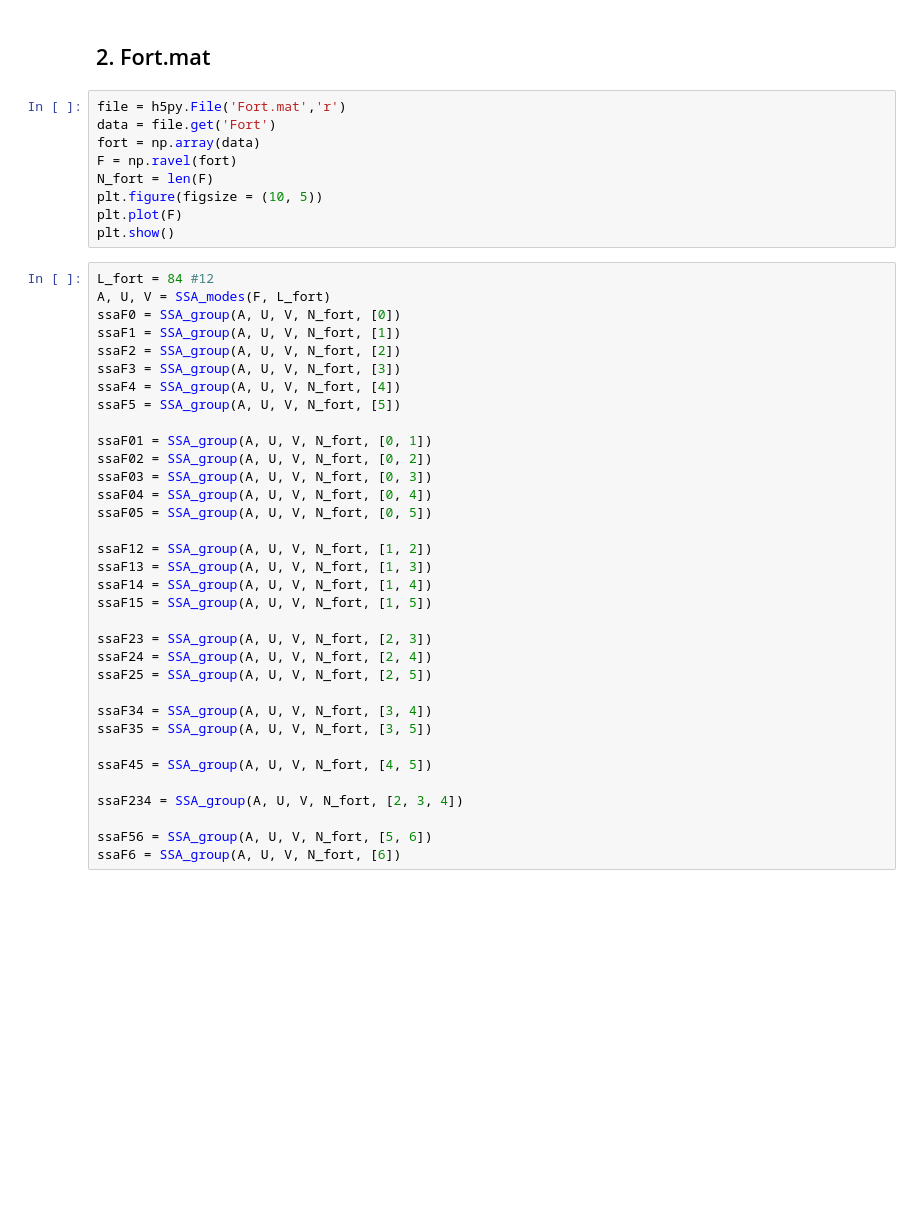
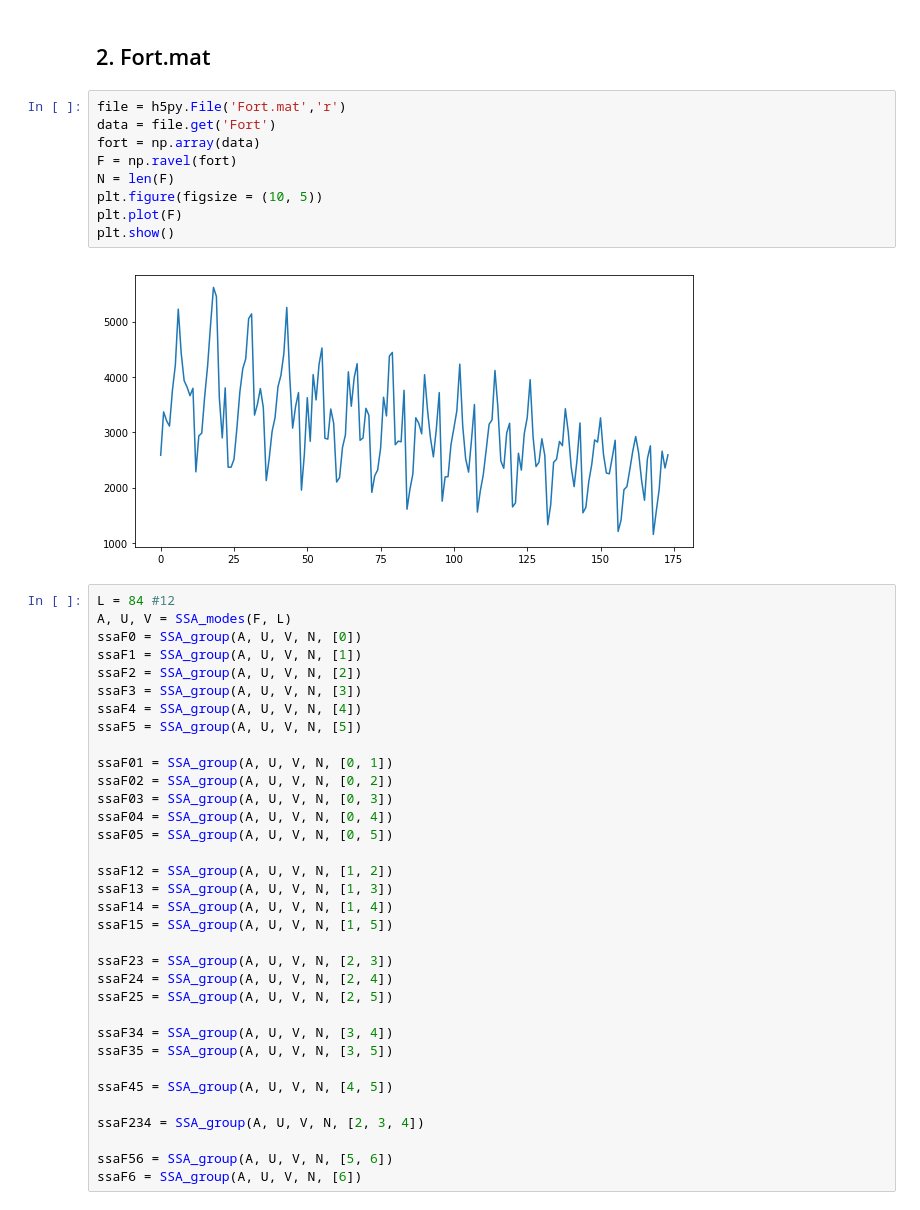
Before and after one commit to euloo/time-series, a Jupyter notebook: 10-timeSeries-1.ipynb, the cells around one changed output. Cells and saved outputs as stored; diff of their text form; blank space fills up the shorter version.

```diff
--- a/10-timeSeries-1.ipynb
+++ b/10-timeSeries-1.ipynb
@@ -335,46 +333,48 @@ plt.show()
 # %%
 file = h5py.File('Fort.mat','r')
 data = file.get('Fort')
 fort = np.array(data)
 F = np.ravel(fort)
-N_fort = len(F)
+N = len(F)
 plt.figure(figsize = (10, 5))
 plt.plot(F)
 plt.show()
+# %% [output]
+[figure, added]
 # %%
-L_fort = 84 #12
-A, U, V = SSA_modes(F, L_fort)
-ssaF0 = SSA_group(A, U, V, N_fort, [0])
-ssaF1 = SSA_group(A, U, V, N_fort, [1])
-ssaF2 = SSA_group(A, U, V, N_fort, [2])
-ssaF3 = SSA_group(A, U, V, N_fort, [3])
-ssaF4 = SSA_group(A, U, V, N_fort, [4])
-ssaF5 = SSA_group(A, U, V, N_fort, [5])
+L = 84 #12
+A, U, V = SSA_modes(F, L)
+ssaF0 = SSA_group(A, U, V, N, [0])
+ssaF1 = SSA_group(A, U, V, N, [1])
+ssaF2 = SSA_group(A, U, V, N, [2])
+ssaF3 = SSA_group(A, U, V, N, [3])
+ssaF4 = SSA_group(A, U, V, N, [4])
+ssaF5 = SSA_group(A, U, V, N, [5])
 
-ssaF01 = SSA_group(A, U, V, N_fort, [0, 1])
-ssaF02 = SSA_group(A, U, V, N_fort, [0, 2])
-ssaF03 = SSA_group(A, U, V, N_fort, [0, 3])
-ssaF04 = SSA_group(A, U, V, N_fort, [0, 4])
-ssaF05 = SSA_group(A, U, V, N_fort, [0, 5])
+ssaF01 = SSA_group(A, U, V, N, [0, 1])
+ssaF02 = SSA_group(A, U, V, N, [0, 2])
+ssaF03 = SSA_group(A, U, V, N, [0, 3])
+ssaF04 = SSA_group(A, U, V, N, [0, 4])
+ssaF05 = SSA_group(A, U, V, N, [0, 5])
 
-ssaF12 = SSA_group(A, U, V, N_fort, [1, 2])
-ssaF13 = SSA_group(A, U, V, N_fort, [1, 3])
-ssaF14 = SSA_group(A, U, V, N_fort, [1, 4])
-ssaF15 = SSA_group(A, U, V, N_fort, [1, 5])
+ssaF12 = SSA_group(A, U, V, N, [1, 2])
+ssaF13 = SSA_group(A, U, V, N, [1, 3])
+ssaF14 = SSA_group(A, U, V, N, [1, 4])
+ssaF15 = SSA_group(A, U, V, N, [1, 5])
 
-ssaF23 = SSA_group(A, U, V, N_fort, [2, 3])
-ssaF24 = SSA_group(A, U, V, N_fort, [2, 4])
-ssaF25 = SSA_group(A, U, V, N_fort, [2, 5])
+ssaF23 = SSA_group(A, U, V, N, [2, 3])
+ssaF24 = SSA_group(A, U, V, N, [2, 4])
+ssaF25 = SSA_group(A, U, V, N, [2, 5])
 
-ssaF34 = SSA_group(A, U, V, N_fort, [3, 4])
-ssaF35 = SSA_group(A, U, V, N_fort, [3, 5])
+ssaF34 = SSA_group(A, U, V, N, [3, 4])
+ssaF35 = SSA_group(A, U, V, N, [3, 5])
 
-ssaF45 = SSA_group(A, U, V, N_fort, [4, 5])
+ssaF45 = SSA_group(A, U, V, N, [4, 5])
 
-ssaF234 = SSA_group(A, U, V, N_fort, [2, 3, 4])
+ssaF234 = SSA_group(A, U, V, N, [2, 3, 4])
 
-ssaF56 = SSA_group(A, U, V, N_fort, [5, 6])
-ssaF6 = SSA_group(A, U, V, N_fort, [6])
+ssaF56 = SSA_group(A, U, V, N, [5, 6])
+ssaF6 = SSA_group(A, U, V, N, [6])
 # %%
 
 fig, ax = plt.subplots(7, 1, figsize=(16, 12), sharey = True)
```
Also changed, not shown: parts of 31 cells of this notebook.
